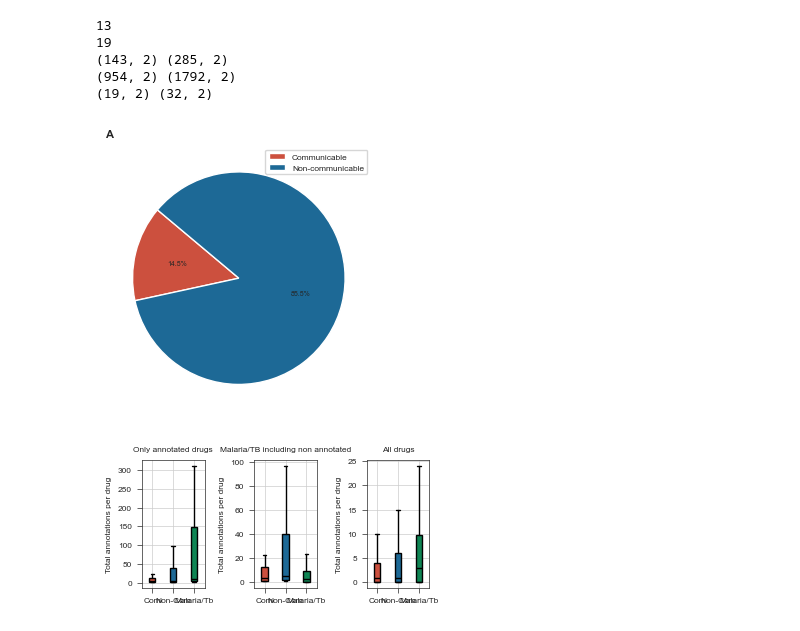
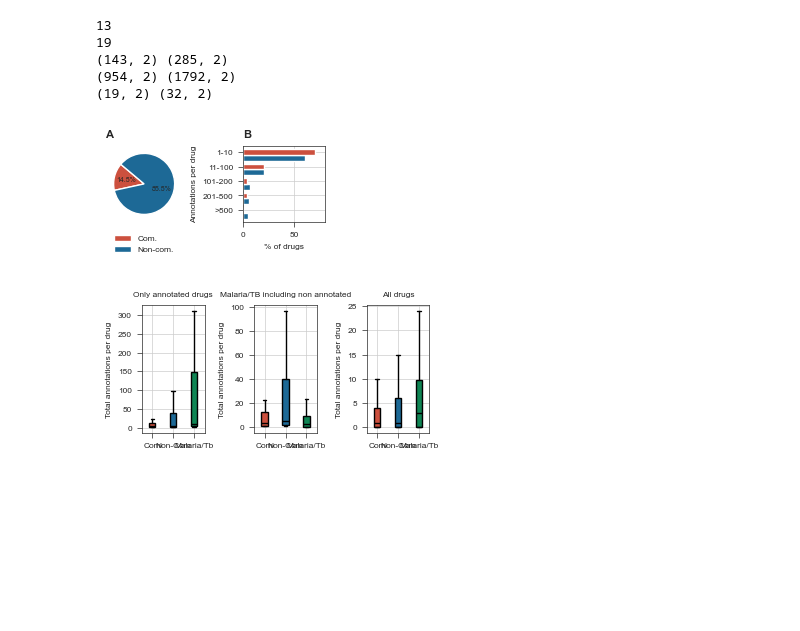
Before and after one commit to ersilia-os/pharmacogx-embeddings, a Jupyter notebook: paper/figure1.ipynb, the cells around one changed output. Drawn from its saved outputs; the diff is of its cells as text; code cells hidden in the pictures; blank space fills up the shorter version.

Commit message:
F1 assets

```diff
--- a/paper/figure1.ipynb
+++ b/paper/figure1.ipynb
@@ -162,24 +187,47 @@ print(drugs_counts.shape, drugs_counts_all.shape)
 # %%
 com_drugs = list(set(com["chemical"]))
 ncom_drugs = list(set(ncom["chemical"]))
 
-fig, axs = st.create_figure(1,1)
+fig, axs = st.create_figure(1,2, width=TWO_COLUMNS_WIDTH/3, height=TWO_COLUMNS_WIDTH/5)
 ax = axs.next()
 sizes = [len(com_drugs), len(ncom_drugs)] #incl TB and Malaria drugs
 labels=["Communicable", "Non-communicable"],
 ax.pie(sizes, labels=["", ""], colors=[red,blue], autopct='%1.1f%%', startangle=140)
 
 """
 subset_size = 32-len(drugs_notann)
 sizes_overlay = [subset_size, len(com_drugs) - subset_size, len(ncom_drugs)]
 overlay_colors = [green, red, blue]
 ax.pie(sizes_overlay, colors=overlay_colors, startangle=140, labels=["", "", ""], wedgeprops=dict(edgecolor='none', alpha=0.5))
 ax.legend(["Communicable", "Non-communicable", "Malaria/Tb"], loc="lower left")
 """
-ax.legend(["Communicable", "Non-communicable",])
+ax.legend(["Com.", "Non-com."], loc="lower center", bbox_to_anchor=(0.5, -0.5), ncol=1, frameon=False)
 st.label(ax, title="", xlabel="", ylabel="", abc="A")
+
+def plot_combined_horizontal_bar(ax, df1, df2, labels, colors):
+    bar_width = 0.4
+    y = np.arange(len(df1))  # Position of bars
+    ax.barh(y - bar_width, df1['perc_cid'], height=bar_width, color=colors[0], label=labels[0], edgecolor=None)
+    ax.barh(y, df2['perc_cid'], height=bar_width, color=colors[1], label=labels[1], edgecolor=None)
+    ax.set_yticks(y)
+    ax.set_yticklabels(df1['bin'])
+    ax.set_xlim(0, 80)
+    plt.tight_layout()
+
+#take all comm incl malaria and TB drugs
+com = df[df["is_infectious"]==1]
+com_counts = com['cid'].value_counts().reset_index()
+com_counts_red = cum_df_nozeroes(com_counts, "cid")
+com_counts_red = com_counts_red.sort_values(by=["perc_cid"])
+ncom_counts_red = ncom_counts_red.sort_values(by=["perc_cid"])
+ax = axs.next()
+plot_combined_horizontal_bar(ax, ncom_counts_red, com_counts_red, labels=['Non-communicable', 'Communicable'],  colors=[blue, red])
+st.label(ax, xlabel="% of drugs", ylabel="Annotations per drug", title="", abc="B")
+st.save_figure("assets/drug_class_ann.png")
+
+st.save_figure("assets/drug_class_pie.png")
 # %% [output]
-[figure, old version]
+[figure, new version]
 # %%
 fig, axs = st.create_figure(1,3, width=ONE_COLUMN_WIDTH, height=ONE_COLUMN_WIDTH/2)
 ax = axs.next()
```
Also changed, not shown: parts of 8 cells of this notebook, 6 other files.
